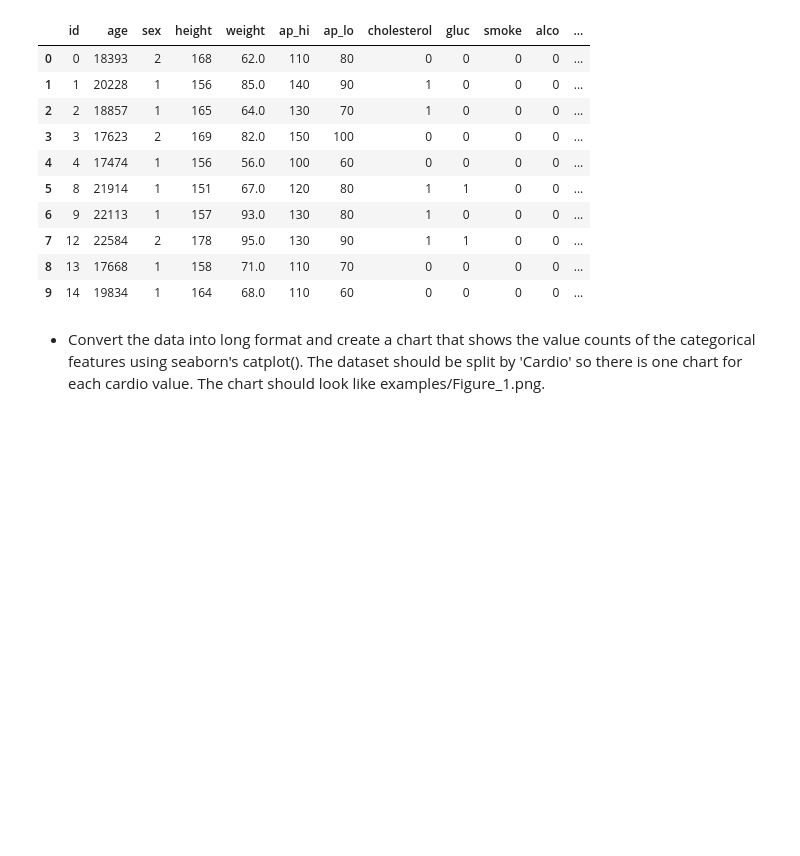
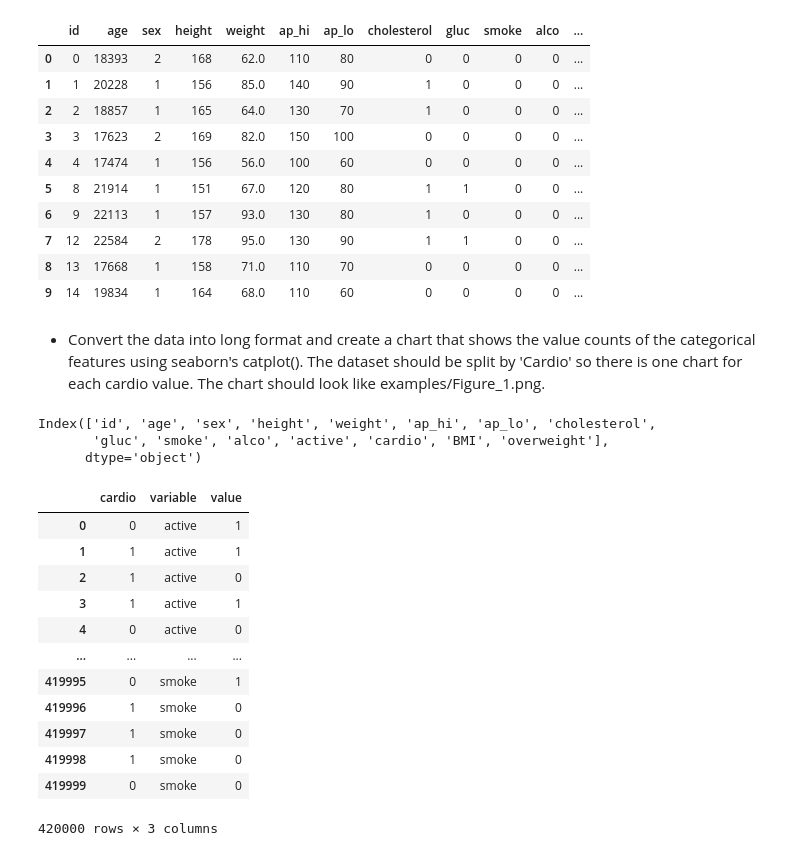
Before and after one commit to dachacond/data-analysis, a Jupyter notebook: medical_data_visualizer/medical-project.ipynb, the cells around one changed output. Cells and saved outputs as stored; diff of their text form; code cells hidden in the pictures; blank space fills up the shorter version.

```diff
--- a/medical_data_visualizer/medical-project.ipynb
+++ b/medical_data_visualizer/medical-project.ipynb
@@ -73,3 +73,30 @@ df.head(10)
 | 9 | 14 | 19834 | 1 | 164 | 68.0 | 110 | 60 | 0 | 0 | 0 | 0 | ... |
 # %% [markdown]
 - Convert the data into long format and create a chart that shows the value counts of the categorical features using seaborn's catplot(). The dataset should be split by 'Cardio' so there is one chart for each cardio value. The chart should look like examples/Figure_1.png.
+# %%
+#creating charts
+cardio1 = df[df['cardio'] == 1]
+cardio0 = df[df['cardio'] == 0]
+df.columns
+# %% [output]
+Index(['id', 'age', 'sex', 'height', 'weight', 'ap_hi', 'ap_lo', 'cholesterol',
+       'gluc', 'smoke', 'alco', 'active', 'cardio', 'BMI', 'overweight'],
+      dtype='object')
+# %%
+#graphing
+df_cat = pd.melt(df, id_vars=['cardio'], value_vars=['active', 'alco', 'cholesterol', 'gluc', 'overweight', 'smoke'])
+df_cat
+# %% [output]
+|  | cardio | variable | value |
+| 0 | 0 | active | 1 |
+| 1 | 1 | active | 1 |
+| 2 | 1 | active | 0 |
+| 3 | 1 | active | 1 |
+| 4 | 0 | active | 0 |
+| ... | ... | ... | ... |
+| 419995 | 0 | smoke | 1 |
+| 419996 | 1 | smoke | 0 |
+| 419997 | 1 | smoke | 0 |
+| 419998 | 1 | smoke | 0 |
+| 419999 | 0 | smoke | 0 |
+420000 rows × 3 columns
```
Also changed, not shown: parts of 4 cells of this notebook.
